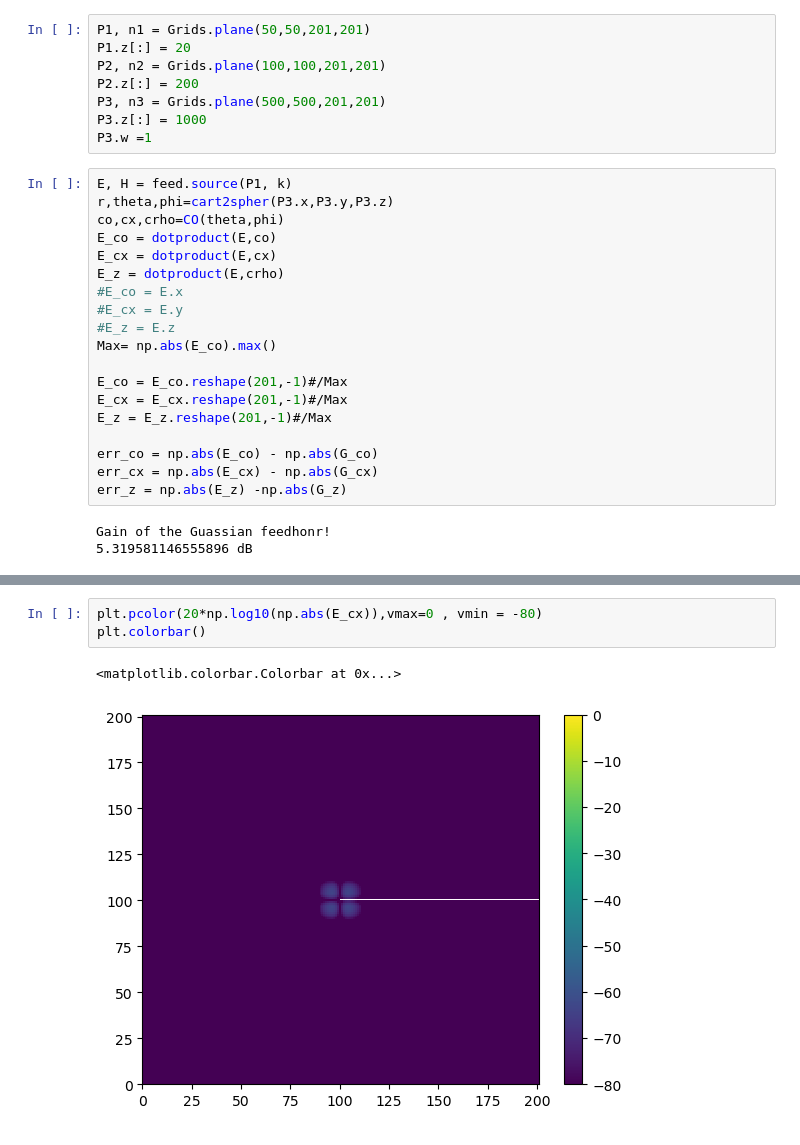
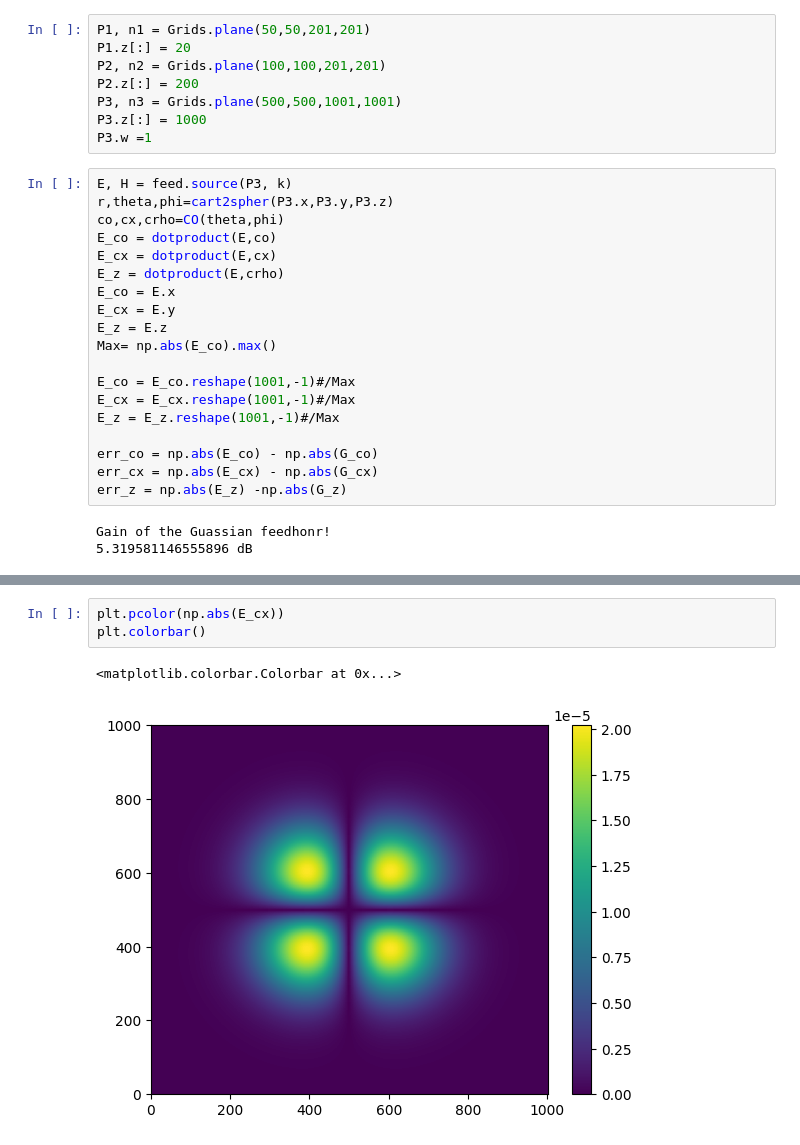
Before and after one commit to XiaodongRencologne/PO_test, a Jupyter notebook: Untitled_Gaussiantest.ipynb, the cells around one changed output, grey strips where cells are left out. Drawn from its saved outputs; the diff is of its cells as text.

```diff
--- a/Untitled_Gaussiantest.ipynb
+++ b/Untitled_Gaussiantest.ipynb
@@ -74,24 +86,24 @@ P1, n1 = Grids.plane(50,50,201,201)
 P1.z[:] = 20
 P2, n2 = Grids.plane(100,100,201,201)
 P2.z[:] = 200
-P3, n3 = Grids.plane(500,500,201,201)
+P3, n3 = Grids.plane(500,500,1001,1001)
 P3.z[:] = 1000
 P3.w =1
 # %%
-E, H = feed.source(P1, k)
+E, H = feed.source(P3, k)
 r,theta,phi=cart2spher(P3.x,P3.y,P3.z)
 co,cx,crho=CO(theta,phi)
 E_co = dotproduct(E,co)
 E_cx = dotproduct(E,cx)
 E_z = dotproduct(E,crho)
-#E_co = E.x
-#E_cx = E.y
-#E_z = E.z
+E_co = E.x
+E_cx = E.y
+E_z = E.z
 Max= np.abs(E_co).max()
 
-E_co = E_co.reshape(201,-1)#/Max
-E_cx = E_cx.reshape(201,-1)#/Max
-E_z = E_z.reshape(201,-1)#/Max
+E_co = E_co.reshape(1001,-1)#/Max
+E_cx = E_cx.reshape(1001,-1)#/Max
+E_z = E_z.reshape(1001,-1)#/Max
 
 err_co = np.abs(E_co) - np.abs(G_co)
 err_cx = np.abs(E_cx) - np.abs(G_cx)
@@ -110,6 +122,6 @@ plt.colorbar()
 # %%
-plt.pcolor(20*np.log10(np.abs(E_cx)),vmax=0 , vmin = -80)
+plt.pcolor(np.abs(E_cx))
 plt.colorbar()
 # %% [output]
 <matplotlib.colorbar.Colorbar at 0x...>
-[figure, old version]
+[figure, new version]
```
Also changed, not shown: parts of 13 cells of this notebook, 6 other files.
